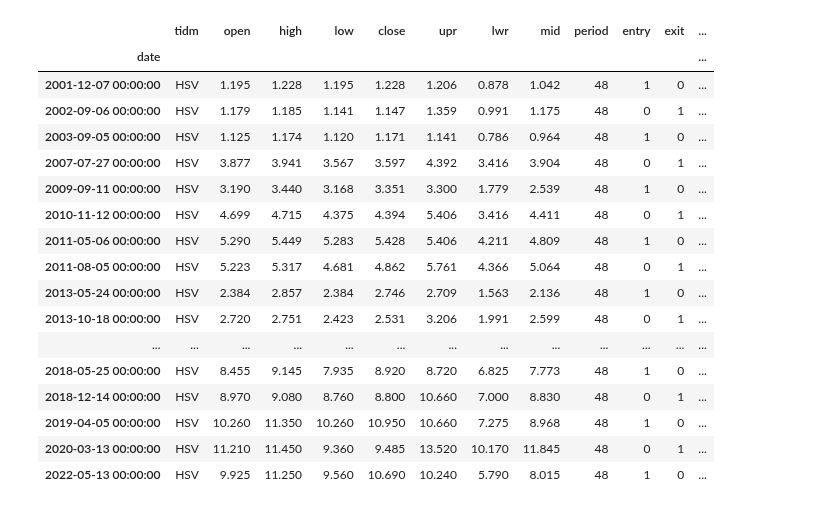
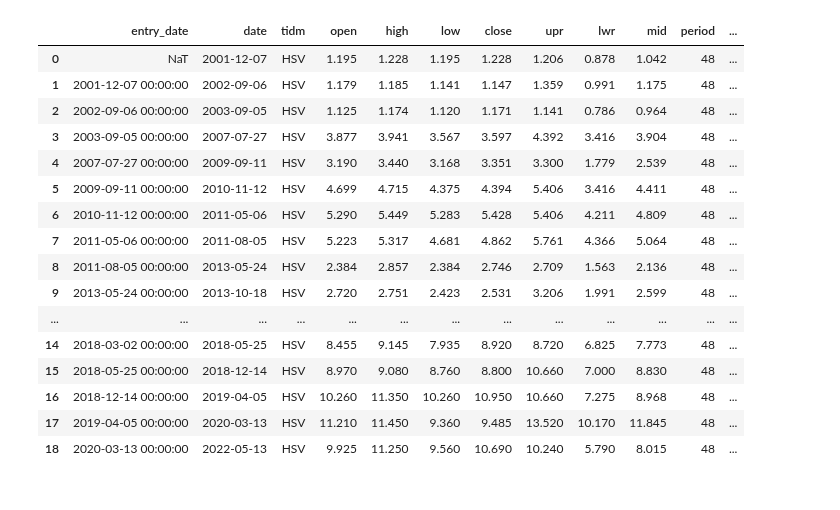
Before and after one commit to SwedishChef01/vigilant-journey, a Jupyter notebook: DonchianSingle.ipynb, the cells around one changed output. Cells and saved outputs as stored; diff of their text form; code cells hidden in the pictures.

```diff
--- a/DonchianSingle.ipynb
+++ b/DonchianSingle.ipynb
@@ -134,35 +165,4 @@ sduty = 0.5  # Stamp Duty percentage.
 # %%
-# Import weekly prices.
-prices = weekly(exchange, tidm)
-
-# Donchian channel.
-dc = donchian(prices, period)
-dc['period'] = period
-
-# Raw entry & exit signals.
-dc['entry'] = np.where(dc.close > dc.upr, 1, 0)
-dc['exit'] = np.where(dc.close < dc.mid, 1, 0)
-
-# State variable.
-dc['state'] = 0
-for i in range(period, len(dc)):
-    if dc.loc[dc.index[i], 'entry'] == 1 and dc.loc[dc.index[i - 1], 'state'] == 0:
-        dc.loc[dc.index[i], 'state'] = 1
-    elif dc.loc[dc.index[i], 'exit'] == 1:
-        dc.loc[dc.index[i], 'state'] = 0
-    else:
-        dc.loc[dc.index[i], 'state'] = dc.loc[dc.index[i - 1], 'state']
-
-# Buy & sell signals.
-dc['buy'] = np.where(np.logical_and(dc.state == 1, dc.state.shift(periods=1) == 0), 1, 0)
-dc['sell'] = np.where(np.logical_and(dc.state == 0, dc.state.shift(periods=1) == 1), 1, 0)
-
-# Filter signals.
-dc = pd.concat([dc[dc.buy == 1] , dc[dc.sell == 1]], axis=0)
-
-# Indexed by date.
-dc = dc.sort_index()
-
 # Position size (buy side).
 dc['volatility'] = np.where(dc.buy == 1, abs((dc.mid - dc.close) / dc.close), 0)
 dc['risk'] = np.where(dc.buy == 1, ((position_size * risk_pct) / dc.volatility), 0)
@@ -213,27 +213,27 @@ dc['annual'] = ((np.power(1 + dc.profit / dc.cost, (365 / dc.days)) - 1))
 
 # Cumulative profit.
 dc['cum_profit'] = dc.profit.cumsum()
-
-# Trade number.
-dc['trade'] = dc.state.cumsum()
-
-style_trade(dc)
-# %% [output]
-|  | tidm | open | high | low | close | upr | lwr | mid | period | entry | exit | ... |
-| date |  |  |  |  |  |  |  |  |  |  |  | ... |
-| 2001-12-07 00:00:00 | HSV | 1.195 | 1.228 | 1.195 | 1.228 | 1.206 | 0.878 | 1.042 | 48 | 1 | 0 | ... |
-| 2002-09-06 00:00:00 | HSV | 1.179 | 1.185 | 1.141 | 1.147 | 1.359 | 0.991 | 1.175 | 48 | 0 | 1 | ... |
-| 2003-09-05 00:00:00 | HSV | 1.125 | 1.174 | 1.120 | 1.171 | 1.141 | 0.786 | 0.964 | 48 | 1 | 0 | ... |
-| 2007-07-27 00:00:00 | HSV | 3.877 | 3.941 | 3.567 | 3.597 | 4.392 | 3.416 | 3.904 | 48 | 0 | 1 | ... |
-| 2009-09-11 00:00:00 | HSV | 3.190 | 3.440 | 3.168 | 3.351 | 3.300 | 1.779 | 2.539 | 48 | 1 | 0 | ... |
-| 2010-11-12 00:00:00 | HSV | 4.699 | 4.715 | 4.375 | 4.394 | 5.406 | 3.416 | 4.411 | 48 | 0 | 1 | ... |
-| 2011-05-06 00:00:00 | HSV | 5.290 | 5.449 | 5.283 | 5.428 | 5.406 | 4.211 | 4.809 | 48 | 1 | 0 | ... |
-| 2011-08-05 00:00:00 | HSV | 5.223 | 5.317 | 4.681 | 4.862 | 5.761 | 4.366 | 5.064 | 48 | 0 | 1 | ... |
-| 2013-05-24 00:00:00 | HSV | 2.384 | 2.857 | 2.384 | 2.746 | 2.709 | 1.563 | 2.136 | 48 | 1 | 0 | ... |
-| 2013-10-18 00:00:00 | HSV | 2.720 | 2.751 | 2.423 | 2.531 | 3.206 | 1.991 | 2.599 | 48 | 0 | 1 | ... |
-| ... | ... | ... | ... | ... | ... | ... | ... | ... | ... | ... | ... | ... |
-| 2018-05-25 00:00:00 | HSV | 8.455 | 9.145 | 7.935 | 8.920 | 8.720 | 6.825 | 7.773 | 48 | 1 | 0 | ... |
-| 2018-12-14 00:00:00 | HSV | 8.970 | 9.080 | 8.760 | 8.800 | 10.660 | 7.000 | 8.830 | 48 | 0 | 1 | ... |
-| 2019-04-05 00:00:00 | HSV | 10.260 | 11.350 | 10.260 | 10.950 | 10.660 | 7.275 | 8.968 | 48 | 1 | 0 | ... |
-| 2020-03-13 00:00:00 | HSV | 11.210 | 11.450 | 9.360 | 9.485 | 13.520 | 10.170 | 11.845 | 48 | 0 | 1 | ... |
-| 2022-05-13 00:00:00 | HSV | 9.925 | 11.250 | 9.560 | 10.690 | 10.240 | 5.790 | 8.015 | 48 | 1 | 0 | ... |
+# %%
+# Trade number.
+td = dc.reset_index()
+td.insert(0, 'entry_date', td.date.shift())
+# td['trade'] = dc.state.cumsum()
+style_trade(td)
+# %% [output]
+|  | entry_date | date | tidm | open | high | low | close | upr | lwr | mid | period | ... |
+| 0 | NaT | 2001-12-07 | HSV | 1.195 | 1.228 | 1.195 | 1.228 | 1.206 | 0.878 | 1.042 | 48 | ... |
+| 1 | 2001-12-07 00:00:00 | 2002-09-06 | HSV | 1.179 | 1.185 | 1.141 | 1.147 | 1.359 | 0.991 | 1.175 | 48 | ... |
+| 2 | 2002-09-06 00:00:00 | 2003-09-05 | HSV | 1.125 | 1.174 | 1.120 | 1.171 | 1.141 | 0.786 | 0.964 | 48 | ... |
+| 3 | 2003-09-05 00:00:00 | 2007-07-27 | HSV | 3.877 | 3.941 | 3.567 | 3.597 | 4.392 | 3.416 | 3.904 | 48 | ... |
+| 4 | 2007-07-27 00:00:00 | 2009-09-11 | HSV | 3.190 | 3.440 | 3.168 | 3.351 | 3.300 | 1.779 | 2.539 | 48 | ... |
+| 5 | 2009-09-11 00:00:00 | 2010-11-12 | HSV | 4.699 | 4.715 | 4.375 | 4.394 | 5.406 | 3.416 | 4.411 | 48 | ... |
+| 6 | 2010-11-12 00:00:00 | 2011-05-06 | HSV | 5.290 | 5.449 | 5.283 | 5.428 | 5.406 | 4.211 | 4.809 | 48 | ... |
+| 7 | 2011-05-06 00:00:00 | 2011-08-05 | HSV | 5.223 | 5.317 | 4.681 | 4.862 | 5.761 | 4.366 | 5.064 | 48 | ... |
+| 8 | 2011-08-05 00:00:00 | 2013-05-24 | HSV | 2.384 | 2.857 | 2.384 | 2.746 | 2.709 | 1.563 | 2.136 | 48 | ... |
+| 9 | 2013-05-24 00:00:00 | 2013-10-18 | HSV | 2.720 | 2.751 | 2.423 | 2.531 | 3.206 | 1.991 | 2.599 | 48 | ... |
+| ... | ... | ... | ... | ... | ... | ... | ... | ... | ... | ... | ... | ... |
+| 14 | 2018-03-02 00:00:00 | 2018-05-25 | HSV | 8.455 | 9.145 | 7.935 | 8.920 | 8.720 | 6.825 | 7.773 | 48 | ... |
+| 15 | 2018-05-25 00:00:00 | 2018-12-14 | HSV | 8.970 | 9.080 | 8.760 | 8.800 | 10.660 | 7.000 | 8.830 | 48 | ... |
+| 16 | 2018-12-14 00:00:00 | 2019-04-05 | HSV | 10.260 | 11.350 | 10.260 | 10.950 | 10.660 | 7.275 | 8.968 | 48 | ... |
+| 17 | 2019-04-05 00:00:00 | 2020-03-13 | HSV | 11.210 | 11.450 | 9.360 | 9.485 | 13.520 | 10.170 | 11.845 | 48 | ... |
+| 18 | 2020-03-13 00:00:00 | 2022-05-13 | HSV | 9.925 | 11.250 | 9.560 | 10.690 | 10.240 | 5.790 | 8.015 | 48 | ... |
```
Also changed, not shown: parts of 1 cell of this notebook.
